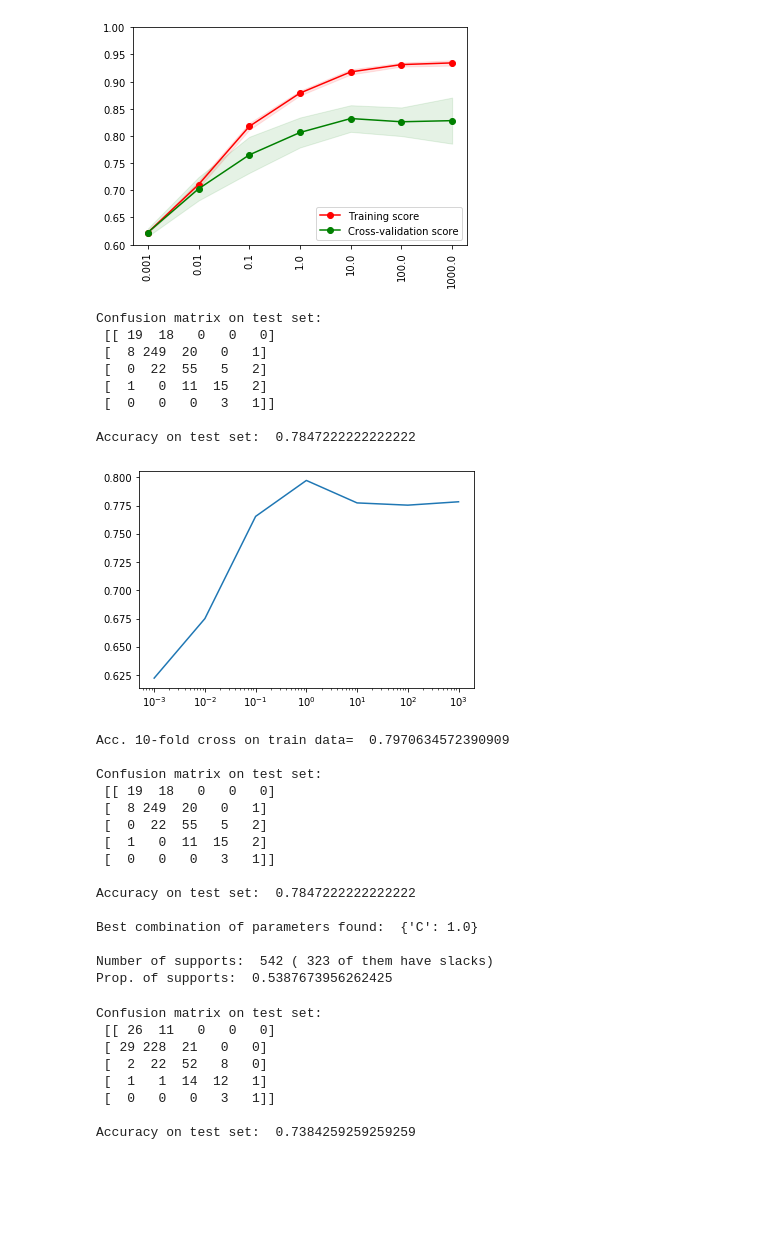
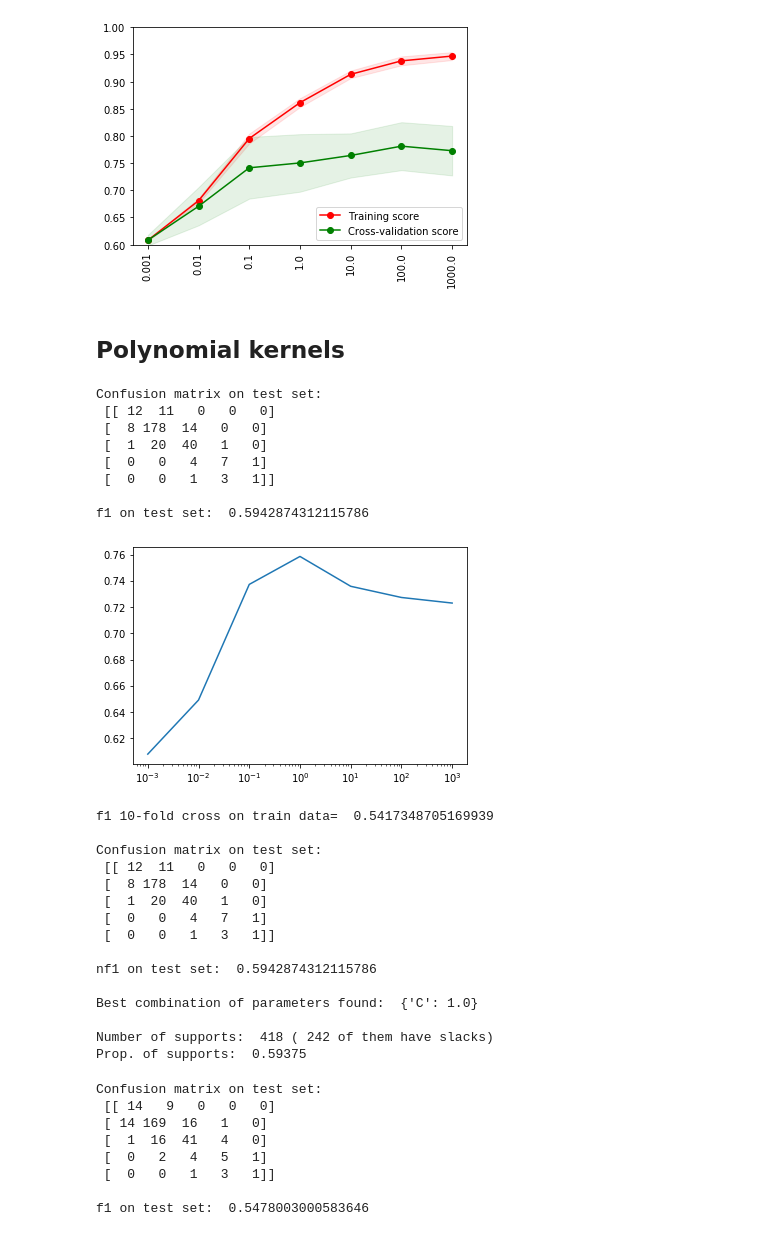
Before and after one commit to FerranAgulloLopez/DataMiningHousePrices, a Jupyter notebook: scripts/SVM .ipynb, the cells around one changed output. Drawn from its saved outputs; the diff is of its cells as text; code cells hidden in the pictures; blank space fills up the shorter version.

```diff
--- a/scripts/SVM .ipynb
+++ b/scripts/SVM .ipynb
@@ -27,6 +29,7 @@ df.head()
 5 rows × 48 columns
 # %%
 X = df.drop(columns='SalePrice')
+X = X.drop(columns = 'Id')
 Y = df.loc[:,'SalePrice']
 
 le = Pre.LabelEncoder()
@@ -149,80 +154,82 @@ plt.xticks(range(len(Cs)), Cs,rotation='vertical');
 plt.ylim([0.6, 1])
 plt.show()
 # %% [output]
-[figure, old version]
+[figure, new version]
+# %% [markdown]
+## Polynomial kernels
 # %%
 knc = SVC(kernel='poly',degree =2)
 knc.fit(X_train, y_train)
 pred=knc.predict(X_test)
 print("Confusion matrix on test set:\n",sklearn.metrics.confusion_matrix(y_test, pred))
-print("\nAccuracy on test set: ",sklearn.metrics.accuracy_score(y_test, pred))
+print("\nf1 on test set: ",sklearn.metrics.f1_score(y_test, pred,average='macro'))
 # %% [output]
 Confusion matrix on test set:
- [[ 19  18   0   0   0]
- [  8 249  20   0   1]
- [  0  22  55   5   2]
- [  1   0  11  15   2]
- [  0   0   0   3   1]]
+ [[ 12  11   0   0   0]
+ [  8 178  14   0   0]
+ [  1  20  40   1   0]
+ [  0   0   4   7   1]
+ [  0   0   1   3   1]]
 
-Accuracy on test set:  0.7847222222222222
+f1 on test set:  0.5942874312115786
 # %%
 Cs = np.logspace(-3, 3, num=7, base=10.0)
 
 param_grid = {'C': Cs}
 grid_search = GridSearchCV(SVC(kernel='poly',degree =2) , param_grid, cv=10)
 grid_search.fit(X_train,y_train)
 
 scores = grid_search.cv_results_['mean_test_score']
 
 plt.semilogx(Cs,scores)
 plt.show()
 
 parval=grid_search.best_params_
 
-cvacc = cross_val_score(SVC(kernel='poly',degree =2,C=parval['C']) , X=X_train,  y=y_train, cv=10, scoring='accuracy')
-print('Acc. 10-fold cross on train data= ', cvacc.mean())
+cvacc = cross_val_score(SVC(kernel='poly',degree =2,C=parval['C']) , X=X_train,  y=y_train, cv=10, scoring='f1_macro')
+print('f1 10-fold cross on train data= ', cvacc.mean())
 
 
 knc = SVC(kernel='poly',degree =2,C=parval['C'])
 knc.fit(X_train, y_train)
 pred=knc.predict(X_test)
 print("\nConfusion matrix on test set:\n",sklearn.metrics.confusion_matrix(y_test, pred))
-print("\nAccuracy on test set: ",sklearn.metrics.accuracy_score(y_test, pred))
+print("\nnf1 on test set: ",sklearn.metrics.f1_score(y_test, pred,average='macro'))
 print("\nBest combination of parameters found: ",parval)
 print("\nNumber of supports: ",np.sum(knc.n_support_), "(",np.sum(np.abs(knc.dual_coef_)==parval['C']) ,"of them have slacks)")
 print("Prop. of supports: ",np.sum(knc.n_support_)/X_train.shape[0])
 # %% [output]
-[figure, old version]
+[figure, new version]
-Acc. 10-fold cross on train data=  0.7970634572390909
+f1 10-fold cross on train data=  0.5417348705169939
 
 Confusion matrix on test set:
- [[ 19  18   0   0   0]
- [  8 249  20   0   1]
- [  0  22  55   5   2]
- [  1   0  11  15   2]
- [  0   0   0   3   1]]
+ [[ 12  11   0   0   0]
+ [  8 178  14   0   0]
+ [  1  20  40   1   0]
+ [  0   0   4   7   1]
+ [  0   0   1   3   1]]
 
-Accuracy on test set:  0.7847222222222222
+nf1 on test set:  0.5942874312115786
 
 Best combination of parameters found:  {'C': 1.0}
 
-Number of supports:  542 ( 323 of them have slacks)
-Prop. of supports:  0.5387673956262425
+Number of supports:  418 ( 242 of them have slacks)
+Prop. of supports:  0.59375
 # %%
 knc = SVC(kernel='poly',degree =3)
 knc.fit(X_train, y_train)
 pred=knc.predict(X_test)
 print("Confusion matrix on test set:\n",sklearn.metrics.confusion_matrix(y_test, pred))
-print("\nAccuracy on test set: ",sklearn.metrics.accuracy_score(y_test, pred))
+print("\nf1 on test set: ",sklearn.metrics.f1_score(y_test, pred,average='macro'))
 # %% [output]
 Confusion matrix on test set:
- [[ 26  11   0   0   0]
- [ 29 228  21   0   0]
- [  2  22  52   8   0]
- [  1   1  14  12   1]
- [  0   0   0   3   1]]
+ [[ 14   9   0   0   0]
+ [ 14 169  16   1   0]
+ [  1  16  41   4   0]
+ [  0   2   4   5   1]
+ [  0   0   1   3   1]]
 
-Accuracy on test set:  0.7384259259259259
+f1 on test set:  0.5478003000583646
 # %%
 Cs = np.logspace(-3, 3, num=7, base=10.0)
 
```
Also changed, not shown: parts of 13 cells of this notebook.
